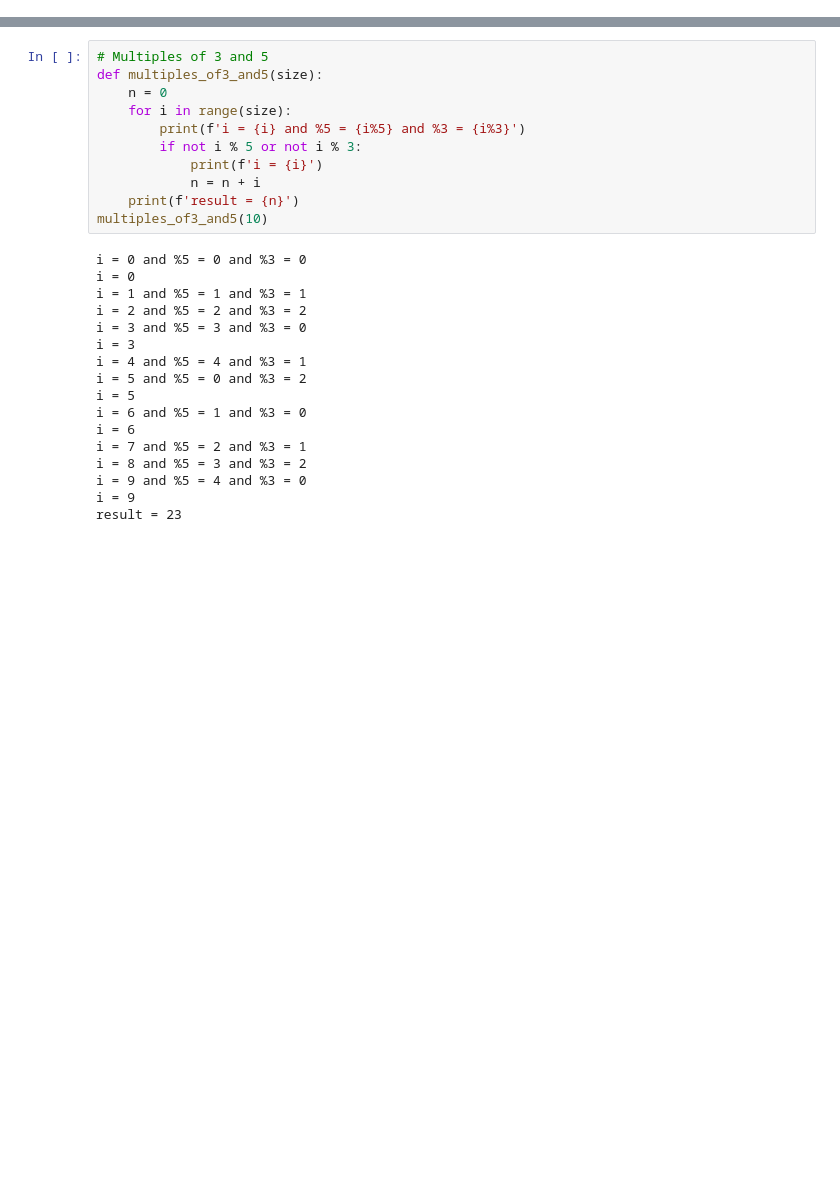
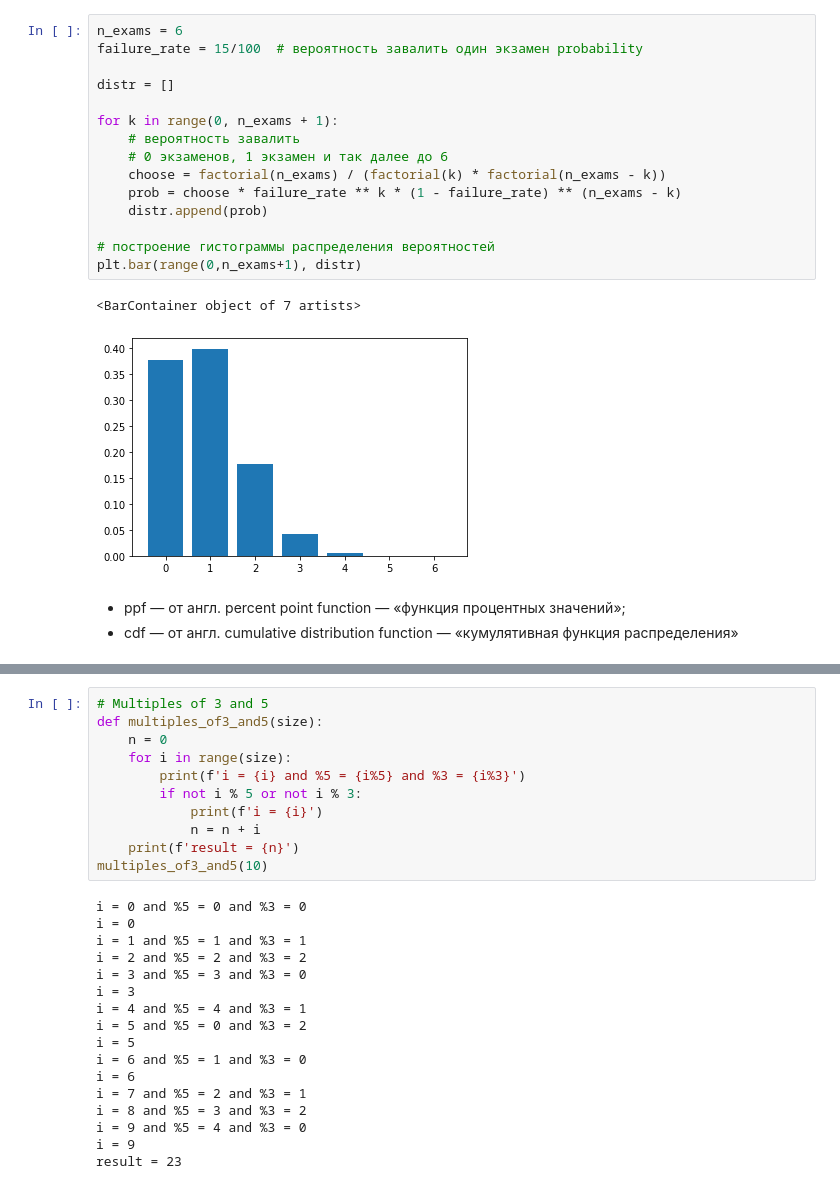
Before and after one commit to satfaat/codeman, a Jupyter notebook: ipynb/euler.ipynb, the cells around one changed output, grey strips where cells are left out. Drawn from its saved outputs; the diff is of its cells as text; blank space fills up the shorter version.

```diff
--- a/ipynb/euler.ipynb
+++ b/ipynb/euler.ipynb
@@ -0,0 +48,21 @@
+# %%
+n_exams = 6
+failure_rate = 15/100  # вероятность завалить один экзамен probability
+
+distr = []
+
+for k in range(0, n_exams + 1):
+    # вероятность завалить
+    # 0 экзаменов, 1 экзамен и так далее до 6
+    choose = factorial(n_exams) / (factorial(k) * factorial(n_exams - k))
+    prob = choose * failure_rate ** k * (1 - failure_rate) ** (n_exams - k)
+    distr.append(prob)
+
+# построение гистограммы распределения вероятностей
+plt.bar(range(0,n_exams+1), distr)
+# %% [output]
+<BarContainer object of 7 artists>
+[figure, added]
+# %% [markdown]
+- ppf — от англ. percent point function — «функция процентных значений»;
+- cdf — от англ. cumulative distribution function — «кумулятивная функция распределения»
```
Also changed, not shown: parts of 17 cells of this notebook, 20 other files.
